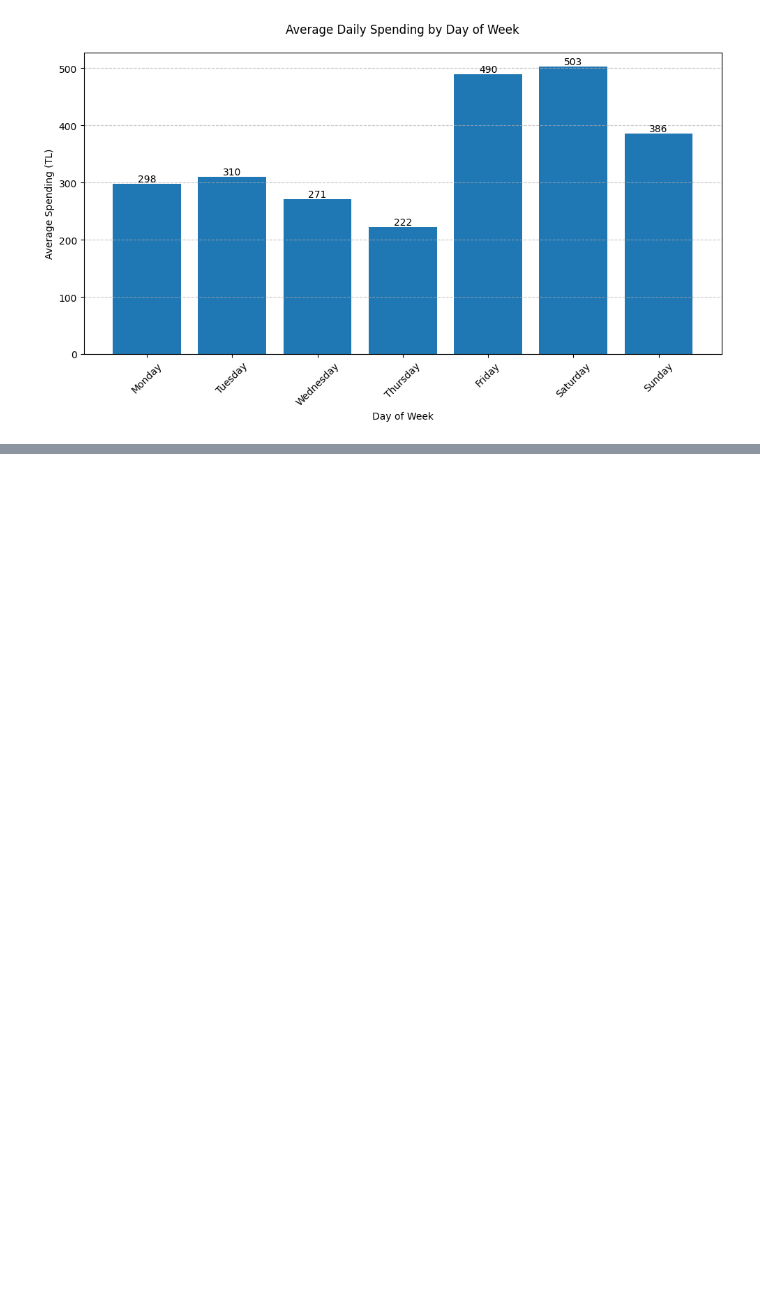
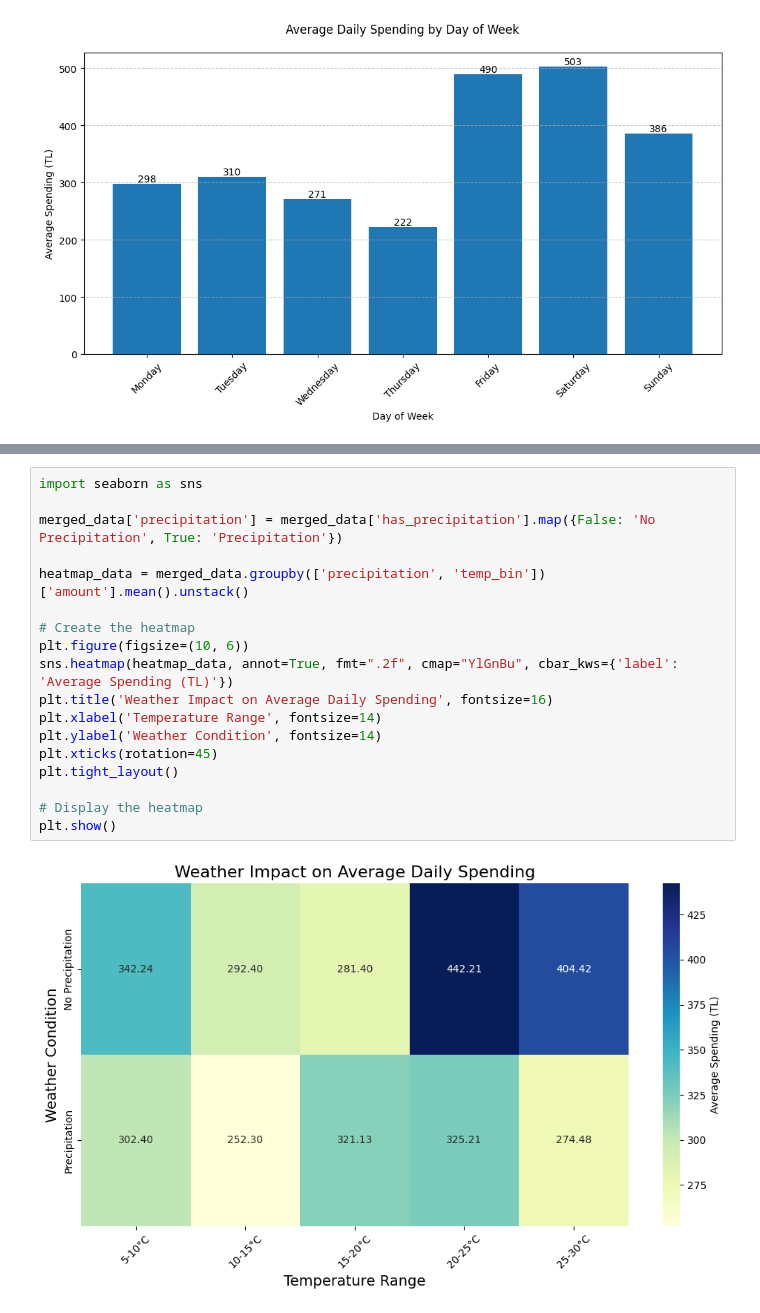
Before and after one commit to Emre-KMZ/dsa210-term-project, a Jupyter notebook: Analysis.ipynb, the cells around one changed output, grey strips where cells are left out. Saved outputs shown, nothing was run; the diff lists cells and outputs as text; blank space fills up the shorter version.

Commit message:
add heatmap

```diff
--- a/Analysis.ipynb
+++ b/Analysis.ipynb
@@ -269,0 +266,20 @@ ERROR: No matching distribution found for skleran
+# %%
+import seaborn as sns
+
+merged_data['precipitation'] = merged_data['has_precipitation'].map({False: 'No Precipitation', True: 'Precipitation'})
+
+heatmap_data = merged_data.groupby(['precipitation', 'temp_bin'])['amount'].mean().unstack()
+
+# Create the heatmap
+plt.figure(figsize=(10, 6))
+sns.heatmap(heatmap_data, annot=True, fmt=".2f", cmap="YlGnBu", cbar_kws={'label': 'Average Spending (TL)'})
+plt.title('Weather Impact on Average Daily Spending', fontsize=16)
+plt.xlabel('Temperature Range', fontsize=14)
+plt.ylabel('Weather Condition', fontsize=14)
+plt.xticks(rotation=45)
+plt.tight_layout()
+
+# Display the heatmap
+plt.show()
+# %% [output]
+[figure, added]
```
Also changed, not shown: parts of 2 cells of this notebook.
